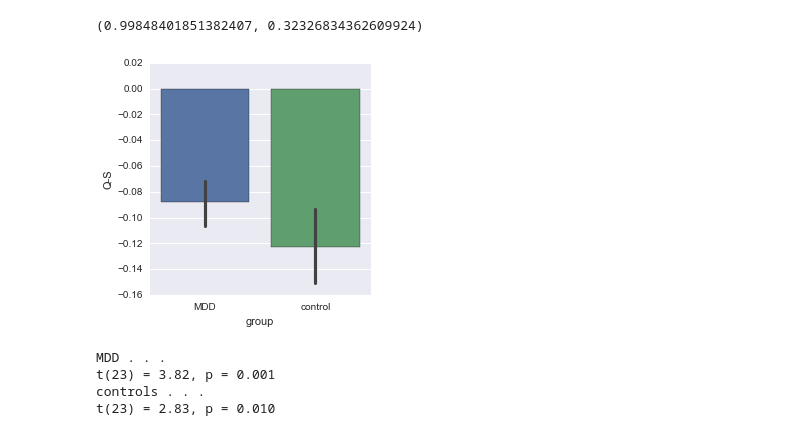
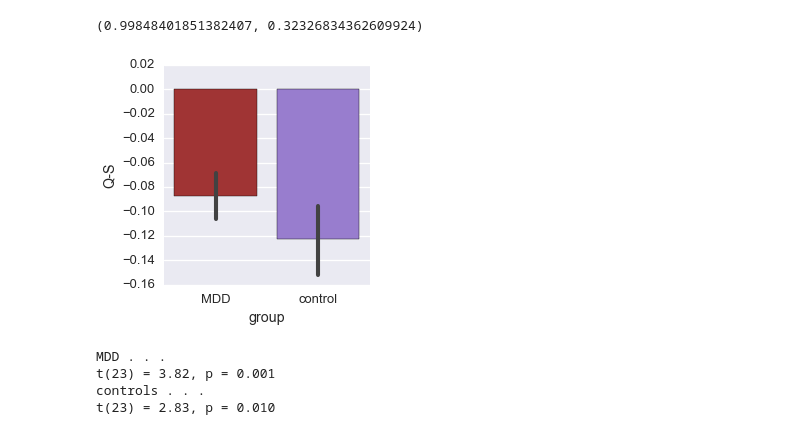
Before and after one commit to dgdillon/source-mem-paper, a Jupyter notebook: Source_ReAnalysis.ipynb, the cells around one changed output. Saved outputs shown, nothing was run; the diff lists cells and outputs as text; code cells hidden in the pictures.

Commit message:
Lots of updates to paper, figures, and NB

```diff
--- a/Source_ReAnalysis.ipynb
+++ b/Source_ReAnalysis.ipynb
@@ -885,7 +880,9 @@ noe.head()
 # I think this is a good way to plot the data b/c it highlights the gorup difference in the cue effect for words from
 # the mobility task.
 sns.set_style('darkgrid')
+sns.set_context('talk')
 sns.factorplot(y='accuracy',x='group',hue='cue',col='encoding_task',units='subject',ci=68,kind='bar',data=noe,
               order = ['MDD','control'])
+sns.plt.ylim(0,1,0.2)
 sns.plt.savefig(path2figs + 'Ret_Acc_GxCxT.pdf')
 # %% [output]
@@ -892,0 +890,8 @@ sns.plt.savefig(path2figs + 'Ret_Acc_GxCxT.pdf')
+# %%
+# Plotting the mobility data alone just to make it easier to line up with Q-S difference score plot
+sns.set_style('darkgrid')
+sns.set_context('talk')
+sns.factorplot(y='accuracy',x='group',hue='cue',col='encoding_task',units='subject',ci=68,kind='bar',
+               data=noe[noe.encoding_task == 'mobility'], order = ['MDD','control'])
+sns.plt.ylim(0,1,0.2)
+sns.plt.savefig(path2figs + 'Ret_Acc_GxC_MI.pdf')
@@ -1201,10 +1250,10 @@ t(46) = 1.00, p = 0.323
 # %%
 # And plot it . . .
 sns.factorplot(y='Q-S',x='group',units='subject',ci=68,kind='bar',data=table_LNL,
-              order = ['MDD','control'])
+              order = ['MDD','control'],palette = {'MDD':'FireBrick','control':'MediumPurple'})
 sns.plt.savefig(path2figs + 'QvS_LNL.pdf')
 # %% [output]
-[figure, old version]
+[figure, new version]
 # %%
 # Need to concat tables for w/in group t-tests
 both = pd.concat([table_MI,table_LNL])
```
Also changed, not shown: parts of 81 cells of this notebook, 16 other files.
